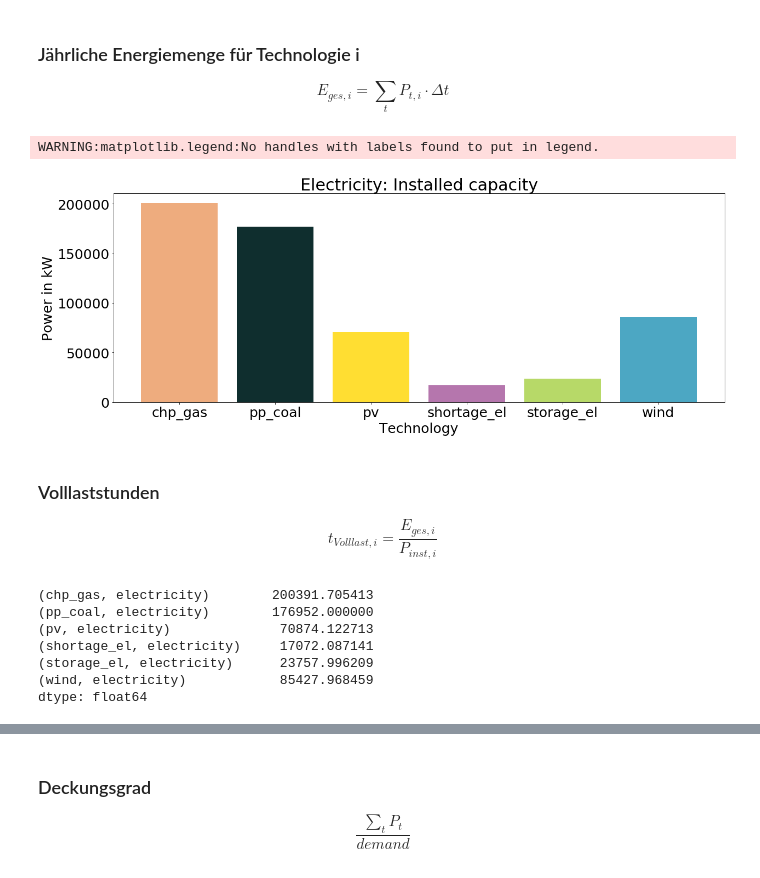
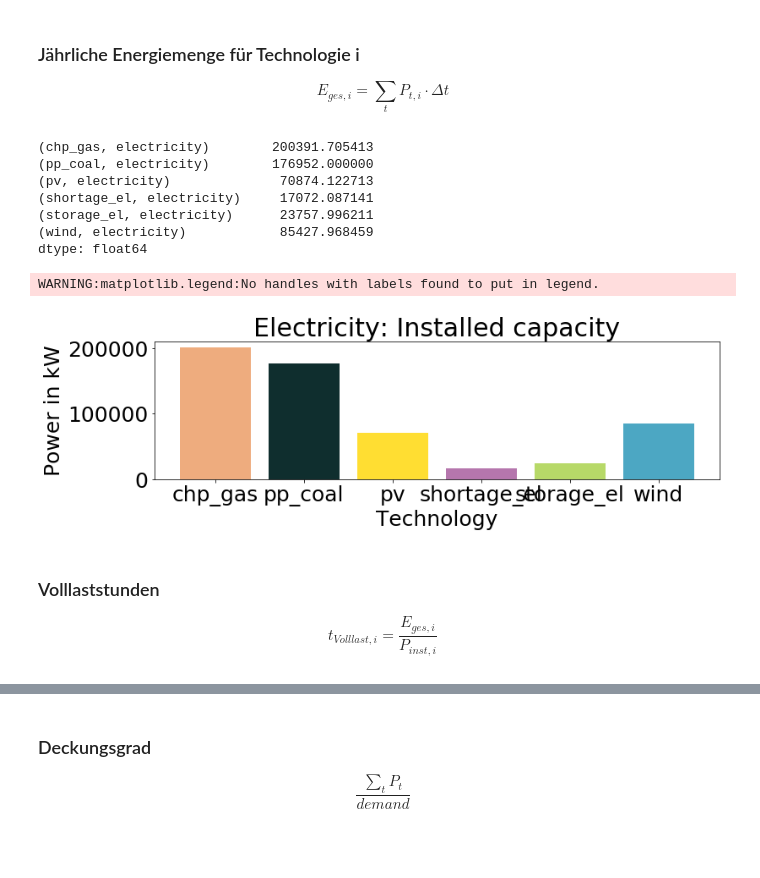
Before and after one commit to rl-institut/workshop, a Jupyter notebook: oemof/2_Beispiel_und_Uebung/2_Processing_results_and_plotting.ipynb, the cells around one changed output, grey strips where cells are left out. Cells and saved outputs as stored; diff of their text form; code cells hidden in the pictures; blank space fills up the shorter version.

```diff
--- a/oemof/2_Beispiel_und_Uebung/2_Processing_results_and_plotting.ipynb
+++ b/oemof/2_Beispiel_und_Uebung/2_Processing_results_and_plotting.ipynb
@@ -30,6 +30,7 @@ energysystem.restore(dpath=None, filename=None)
 results_bus_el = outputlib.views.node(energysystem.results['main'], 'electricity')['sequences']
 # results_bus_th = outputlib.views.node(energysystem.results['main'], 'heat')['sequences']
 results_bus_el.columns = [col[0] for col in results_bus_el.columns]
+results_bus_el.index.name = 'timeindex'
 results_bus_el
 # %% [output]
 |  | (chp_gas, electricity) | (electricity, demand_el) | (electricity, excess_el) | (electricity, storage_el) | ... |
@@ -209,34 +228,32 @@ WARNING:matplotlib.legend:No handles with labels found to put in legend.
 ### Jährliche Energiemenge für Technologie i
 $$E_{ges,i} = \sum_t P_{t,i} \cdot \Delta t$$
 # %%
-selection = [column for column in results_bus_el.columns if column[1]=='electricity']
-yearly_energy = results_bus_el[selection].sum()
+to_bus_el = [column for column in results_bus_el.columns if column[1]=='electricity']
+yearly_energy = results_bus_el[to_bus_el].sum()
 yearly_energy = yearly_energy.sort_index()
+yearly_energy
+# %% [output]
+(chp_gas, electricity)        200391.705413
+(pp_coal, electricity)        176952.000000
+(pv, electricity)              70874.122713
+(shortage_el, electricity)     17072.087141
+(storage_el, electricity)      23757.996211
+(wind, electricity)            85427.968459
+dtype: float64
 # %%
-import numpy as np
-fig, ax = plt.subplots()
+fig, ax = plt.subplots(figsize=(12,3))
 x = [label[0] for label in yearly_energy.index]
 height = yearly_energy.values
 color = [cdict[label] for label in yearly_energy.index]
 plt.bar(x=x, height=height, color=color)
 ax.set_ylabel('Power in kW')
 ax.set_xlabel('Technology')
 ax.set_title('Electricity: Installed capacity')
 ax.legend().remove()
 plt.show()
 # %% [output]
 WARNING:matplotlib.legend:No handles with labels found to put in legend.
-[figure, old version]
+[figure, new version]
 # %% [markdown]
 ### Volllaststunden
 $$t_{Volllast, i} = \frac{E_{ges,i}}{P_{inst,i}}$$
-# %%
-yearly_energy
-# %% [output]
-(chp_gas, electricity)        200391.705413
-(pp_coal, electricity)        176952.000000
-(pv, electricity)              70874.122713
-(shortage_el, electricity)     17072.087141
-(storage_el, electricity)      23757.996209
-(wind, electricity)            85427.968459
-dtype: float64
```
Also changed, not shown: parts of 13 cells of this notebook.
